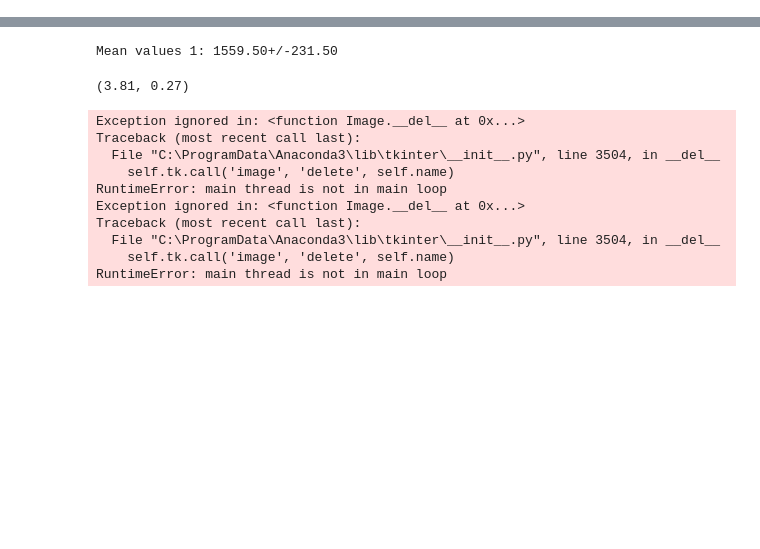
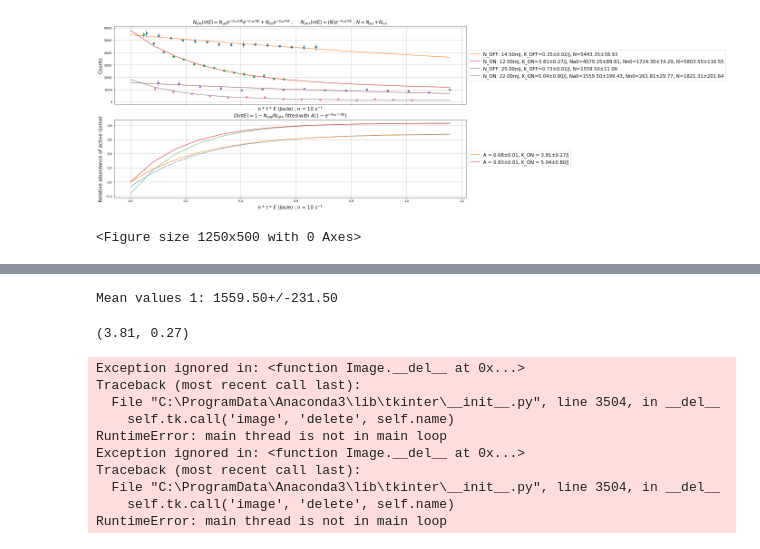
Before and after one commit to aravindhnivas/FELion-Spectrum-Analyser, a Jupyter notebook: testing/depletion_timescan.ipynb, the cells around one changed output, grey strips where cells are left out. Saved outputs shown, nothing was run; the diff lists cells and outputs as text; code cells hidden in the pictures; blank space fills up the shorter version.

```diff
--- a/testing/depletion_timescan.ipynb
+++ b/testing/depletion_timescan.ipynb
@@ -236,34 +236,37 @@ def depletionPlot(files, location, save, show, power_values, n):
     #multi = MultiCursor(fig.canvas, (graph['depletion1'], graph['depletion2']), color='r', lw=1)
 
     if save: plt.savefig("Depletion.pdf", bbox_inches='tight')
     if show: plt.show()
     plt.tight_layout()
     #plt.close()
 
     '''l, = ax.plot(t, s, lw=2, color='red')
 
     axcolor = 'lightgoldenrodyellow'
     axfreq = plt.axes([0.25, 0.1, 0.65, 0.03], facecolor=axcolor)
     axamp = plt.axes([0.25, 0.15, 0.65, 0.03], facecolor=axcolor)
 
     sfreq = Slider(axfreq, 'Freq', 0.1, 30.0, valinit=f0)
     samp = Slider(axamp, 'Amp', 0.1, 10.0, valinit=a0)
 
     def update(val):
         amp = samp.val
         freq = sfreq.val
         l.set_ydata(amp*np.sin(2*np.pi*freq*t))
         fig.canvas.draw_idle()
     sfreq.on_changed(update)
     samp.on_changed(update)'''
 
 files1 = ['16_11_18-1.scan', '16_11_18-2.scan']
 files2 = ['16_11_18-4.scan', '16_11_18-3.scan']
 files3 = ['16_11_18-1.scan', '16_11_18-2.scan', '16_11_18-4.scan', '16_11_18-3.scan']
 location = r'D:\FELion-Spectrum-Analyser\testing\_datas'
 
 power1, power2, power3 = [12, 14.5], [22, 25], [12, 14.5, 22, 25]
-depletionPlot(files3, location, save=True, show=True, power_values=power3,n=10)
+depletionPlot(files3, location, save=False, show=True, power_values=power3,n=10)
+# %% [output]
+[figure, added]
+<Figure size 1250x500 with 0 Axes>
 # %%
 def depletionPlot1(files, location, save, show, power_values, n):
 
```
Also changed, not shown: parts of 1 cell of this notebook.
